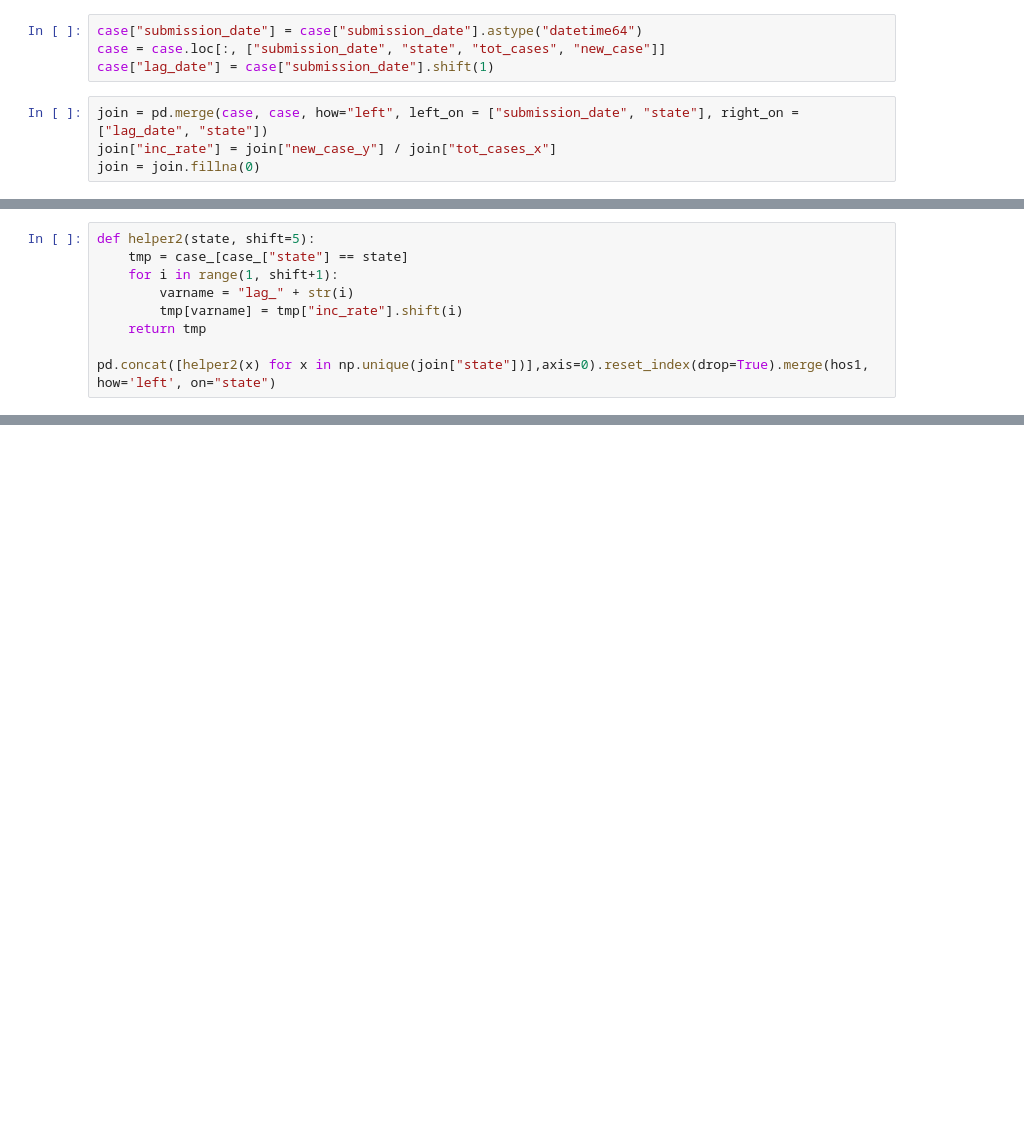
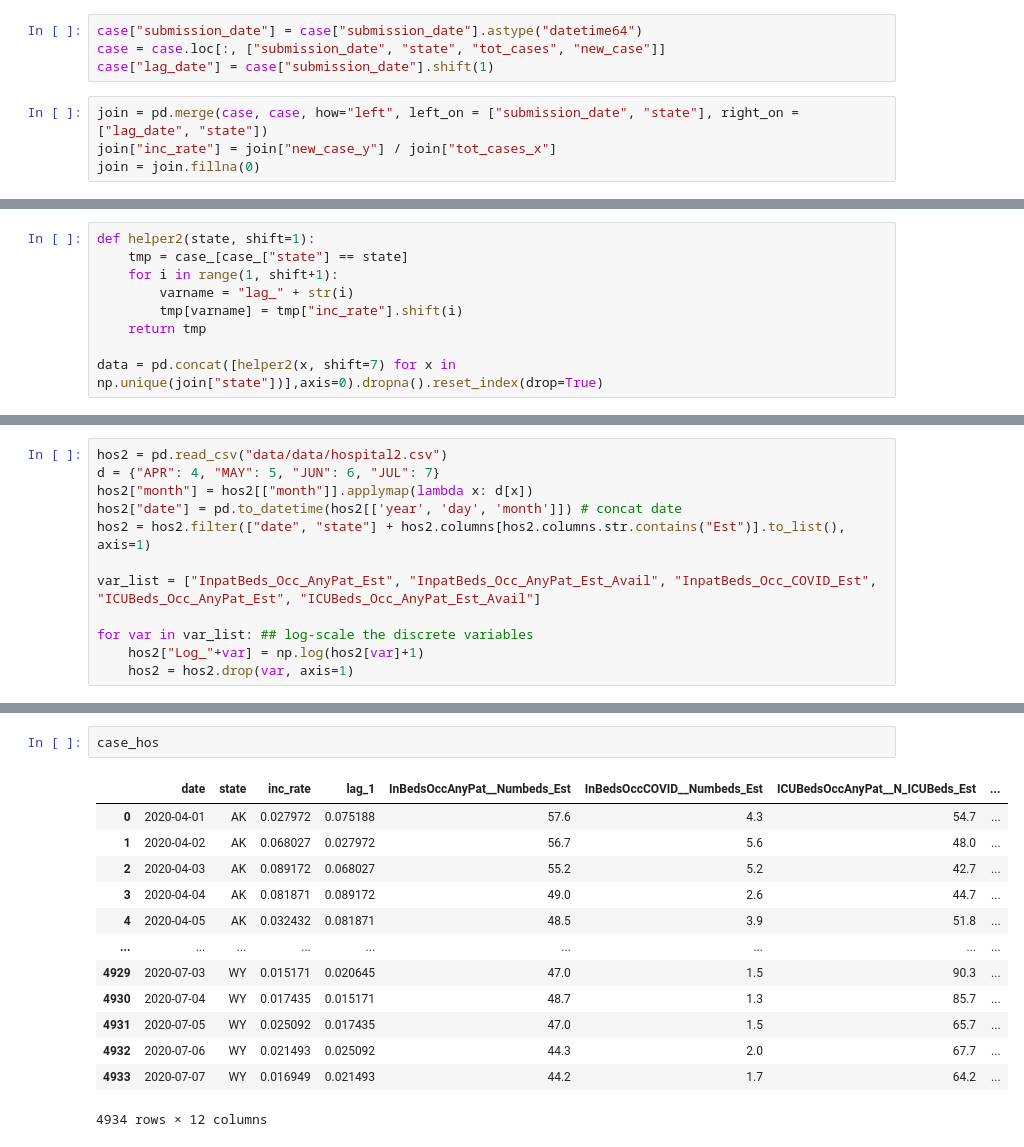
Before and after one commit to QianyinLu/BIOSTAT823-Final-Project, a Jupyter notebook: case level.ipynb, the cells around one changed output, grey strips where cells are left out. Saved outputs shown, nothing was run; the diff lists cells and outputs as text; blank space fills up the shorter version.

```diff
--- a/case level.ipynb
+++ b/case level.ipynb
@@ -46,12 +28,12 @@ case_
 # %%
-def helper2(state, shift=5):
+def helper2(state, shift=1):
     tmp = case_[case_["state"] == state]
     for i in range(1, shift+1):
         varname = "lag_" + str(i)
         tmp[varname] = tmp["inc_rate"].shift(i)
     return tmp
 
-pd.concat([helper2(x) for x in np.unique(join["state"])],axis=0).reset_index(drop=True).merge(hos1, how='left', on="state")
+data = pd.concat([helper2(x, shift=7) for x in np.unique(join["state"])],axis=0).dropna().reset_index(drop=True)
 # %% [output]
 A value is trying to be set on a copy of a slice from a DataFrame.
 Try using .loc[row_indexer,col_indexer] = value instead
@@ -75,0 +43,12 @@ hos1.describe().to_csv("hos1_des.csv")
+# %%
+hos2 = pd.read_csv("data/data/hospital2.csv")
+d = {"APR": 4, "MAY": 5, "JUN": 6, "JUL": 7}
+hos2["month"] = hos2[["month"]].applymap(lambda x: d[x])
+hos2["date"] = pd.to_datetime(hos2[['year', 'day', 'month']]) # concat date
+hos2 = hos2.filter(["date", "state"] + hos2.columns[hos2.columns.str.contains("Est")].to_list(), axis=1)
+
+var_list = ["InpatBeds_Occ_AnyPat_Est", "InpatBeds_Occ_AnyPat_Est_Avail", "InpatBeds_Occ_COVID_Est", "ICUBeds_Occ_AnyPat_Est", "ICUBeds_Occ_AnyPat_Est_Avail"]
+
+for var in var_list: ## log-scale the discrete variables
+    hos2["Log_"+var] = np.log(hos2[var]+1)
+    hos2 = hos2.drop(var, axis=1)
@@ -75,0 +104,16 @@ hos1.describe().to_csv("hos1_des.csv")
+# %%
+case_hos
+# %% [output]
+|  | date | state | inc_rate | lag_1 | InBedsOccAnyPat__Numbeds_Est | InBedsOccCOVID__Numbeds_Est | ICUBedsOccAnyPat__N_ICUBeds_Est | ... |
+| 0 | 2020-04-01 | AK | 0.027972 | 0.075188 | 57.6 | 4.3 | 54.7 | ... |
+| 1 | 2020-04-02 | AK | 0.068027 | 0.027972 | 56.7 | 5.6 | 48.0 | ... |
+| 2 | 2020-04-03 | AK | 0.089172 | 0.068027 | 55.2 | 5.2 | 42.7 | ... |
+| 3 | 2020-04-04 | AK | 0.081871 | 0.089172 | 49.0 | 2.6 | 44.7 | ... |
+| 4 | 2020-04-05 | AK | 0.032432 | 0.081871 | 48.5 | 3.9 | 51.8 | ... |
+| ... | ... | ... | ... | ... | ... | ... | ... | ... |
+| 4929 | 2020-07-03 | WY | 0.015171 | 0.020645 | 47.0 | 1.5 | 90.3 | ... |
+| 4930 | 2020-07-04 | WY | 0.017435 | 0.015171 | 48.7 | 1.3 | 85.7 | ... |
+| 4931 | 2020-07-05 | WY | 0.025092 | 0.017435 | 47.0 | 1.5 | 65.7 | ... |
+| 4932 | 2020-07-06 | WY | 0.021493 | 0.025092 | 44.3 | 2.0 | 67.7 | ... |
+| 4933 | 2020-07-07 | WY | 0.016949 | 0.021493 | 44.2 | 1.7 | 64.2 | ... |
+4934 rows × 12 columns
```
Also changed, not shown: parts of 12 cells of this notebook.
